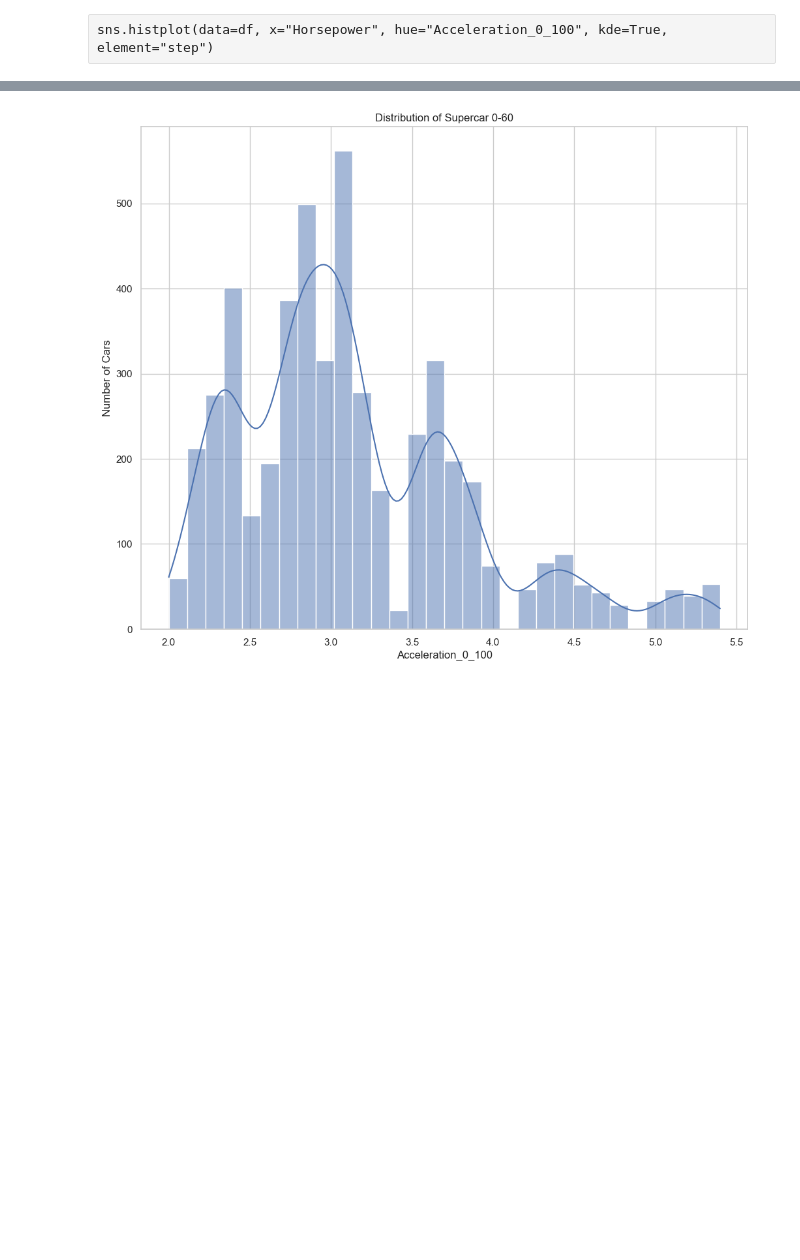
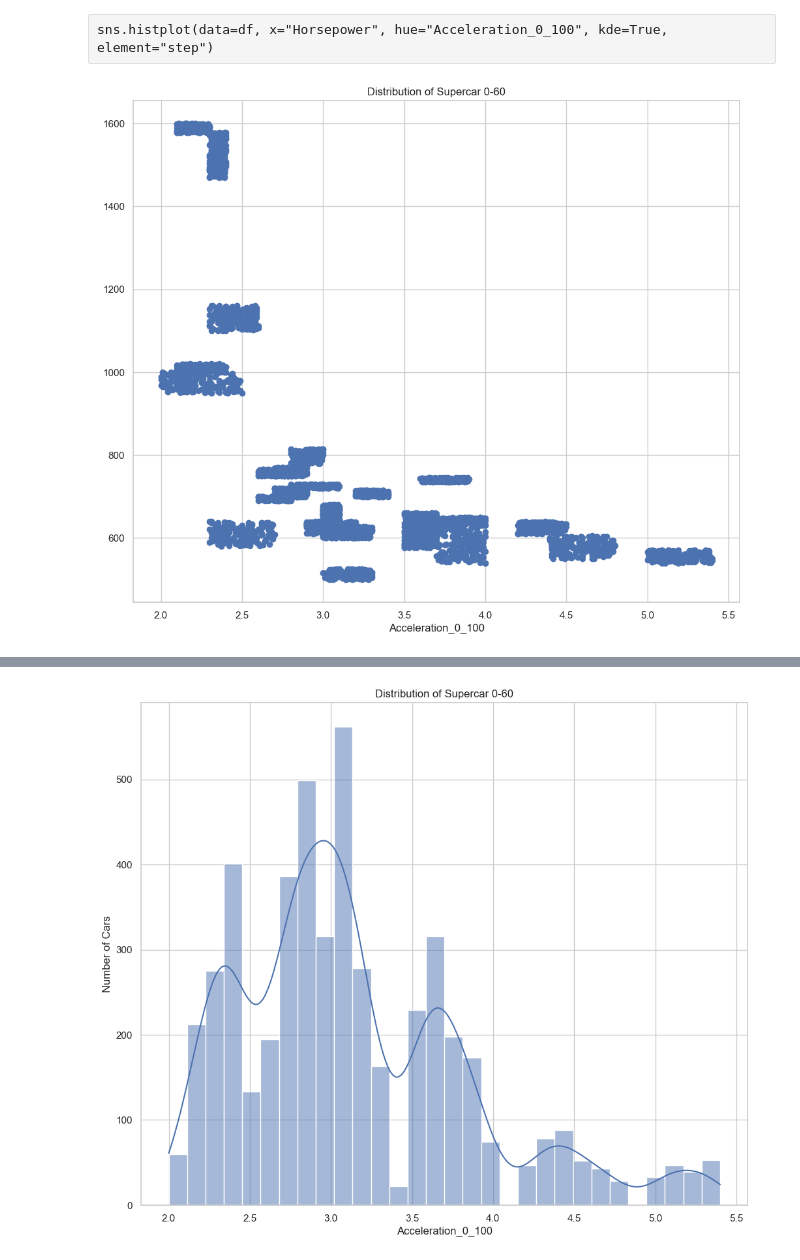
Before and after one commit to ShokrollahMichaelMeraj/Kaggle_dataset_Supercar_price_prediction, a Jupyter notebook: notebooks/01_exploration.ipynb, the cells around one changed output, grey strips where cells are left out. Drawn from its saved outputs; the diff is of its cells as text; code cells hidden in the pictures; blank space fills up the shorter version.

Commit message:
figures | Readme update

```diff
--- a/notebooks/01_exploration.ipynb
+++ b/notebooks/01_exploration.ipynb
@@ -220,3 +220,11 @@ df_sf_sorted.sort_values(by=["Horsepower", "Acceleration_0_100"], ascending=[Fal
 5000 rows × 6 columns
 # %% [raw]
 sns.histplot(data=df, x="Horsepower", hue="Acceleration_0_100", kde=True, element="step")
+# %%
+plt.scatter(df["Acceleration_0_100"],(df["Horsepower"]))
+plt.title("Distribution of Supercar 0-60")
+plt.xlabel("Acceleration_0_100")
+plt.ylabel("")
+plt.show()
+# %% [output]
+[figure, added]
```
Also changed, not shown: parts of 2 cells of this notebook, 9 other files.
